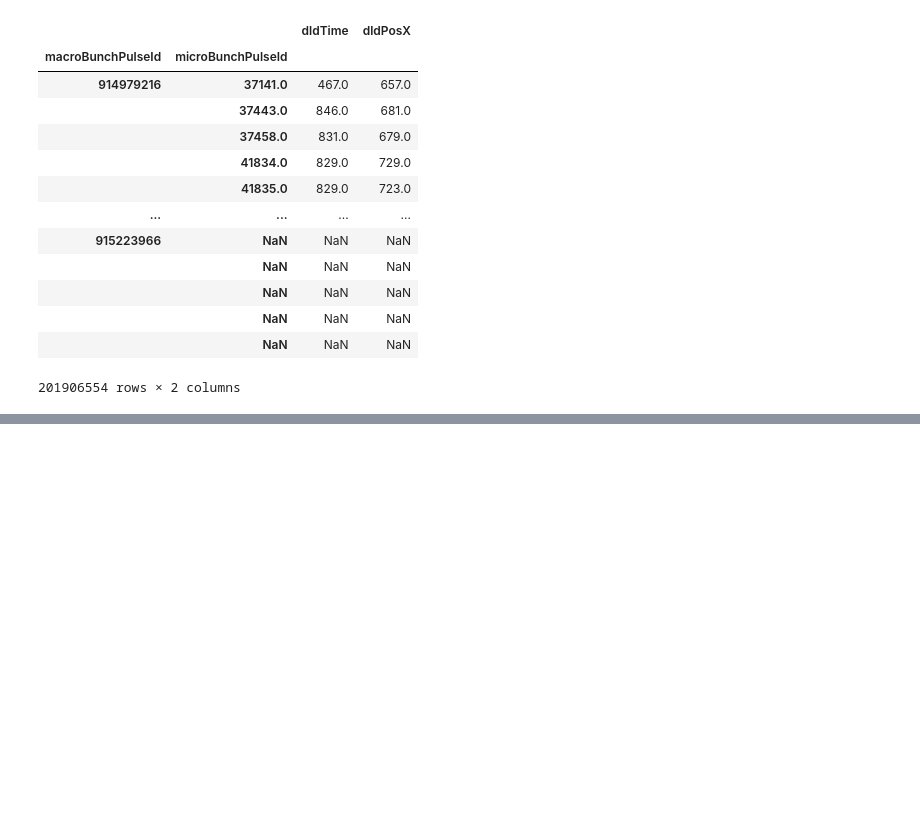
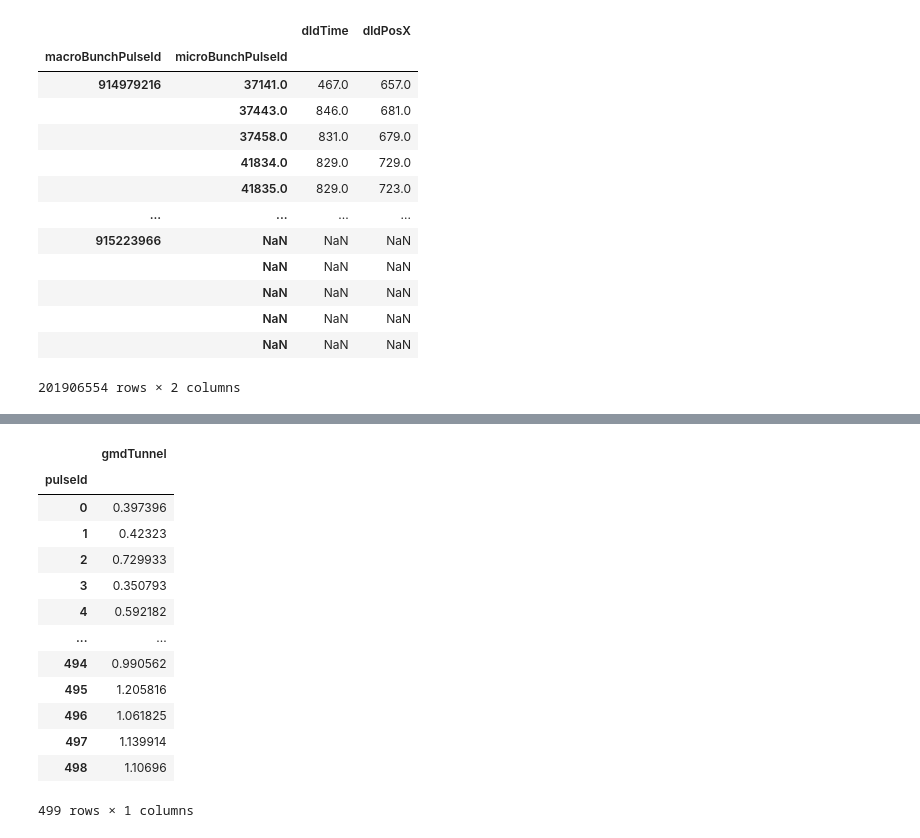
Before and after one commit to momentoscope/hextof-processor, a Jupyter notebook: tutorial/Notebook_DldFlashDataframeCreatorNew.ipynb, the cells around one changed output, grey strips where cells are left out. Saved outputs shown, nothing was run; the diff lists cells and outputs as text; code cells hidden in the pictures; blank space fills up the shorter version.

```diff
--- a/tutorial/Notebook_DldFlashDataframeCreatorNew.ipynb
+++ b/tutorial/Notebook_DldFlashDataframeCreatorNew.ipynb
@@ -168,0 +233,17 @@ df2
+# %%
+df1.loc[917083394]
+# %% [output]
+|  | gmdTunnel |
+| pulseId |  |
+| 0 | 0.397396 |
+| 1 | 0.42323 |
+| 2 | 0.729933 |
+| 3 | 0.350793 |
+| 4 | 0.592182 |
+| ... | ... |
+| 494 | 0.990562 |
+| 495 | 1.205816 |
+| 496 | 1.061825 |
+| 497 | 1.139914 |
+| 498 | 1.10696 |
+499 rows × 1 columns
```
Also changed, not shown: parts of 27 cells of this notebook, 5 other files.
